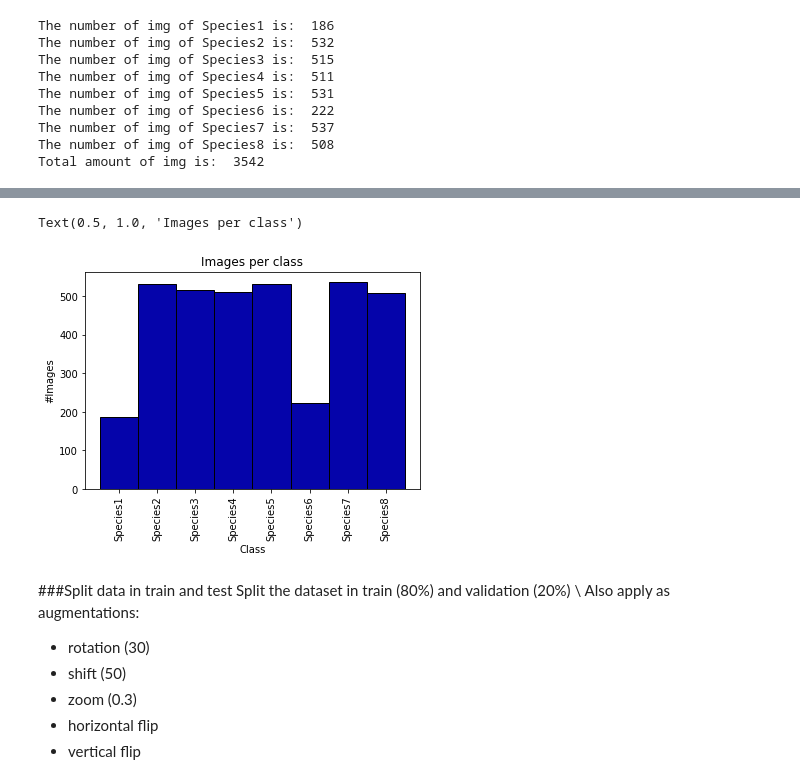
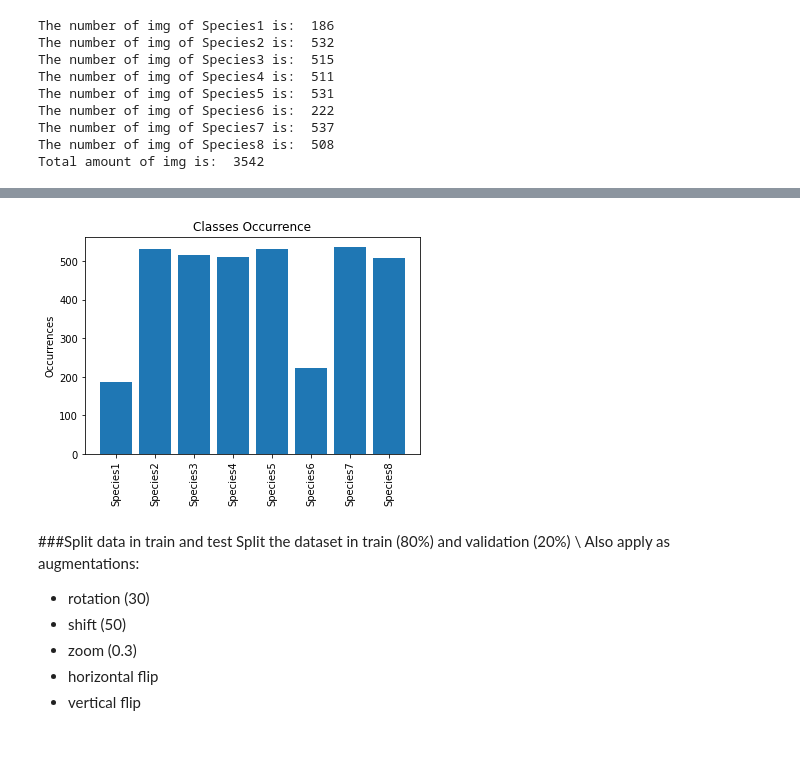
Before and after one commit to maurofama99/AN2DL_Homeworks, a Jupyter notebook: final_model.ipynb, the cells around one changed output, grey strips where cells are left out. Cells and saved outputs as stored; diff of their text form; code cells hidden in the pictures; blank space fills up the shorter version.

```diff
--- a/final_model.ipynb
+++ b/final_model.ipynb
@@ -149,16 +135,12 @@ From the following graph we can see the distribution of the images with respect
-# %%
-n_bins = 8
-n, bins, patches = plt.hist(x=dataset.classes, color='#0504aa', bins = n_bins, align ='right', edgecolor = 'black')
-ticks = [(patch._x0 + patch._x1)/2 for patch in patches]
-ticklabels = [label for label in labels]
-plt.xticks(ticks, ticklabels, rotation = 'vertical')
-
-plt.xlabel('Class')
-plt.ylabel('#Images')
-plt.title('Images per class')
-# %% [output]
-Text(0.5, 1.0, 'Images per class')
-[figure, removed]
+# %%
+plt.bar(labels, count)
+plt.title("Classes Occurrence")
+plt.ylabel("Occurrences")
+plt.xticks(rotation=90)
+plt.yticks
+plt.show()
+# %% [output]
+[figure, added]
 # %% [markdown]
 ###Split data in train and test
 Split the dataset in train (80%) and validation (20%) \\
```
Also changed, not shown: parts of 57 cells of this notebook.
